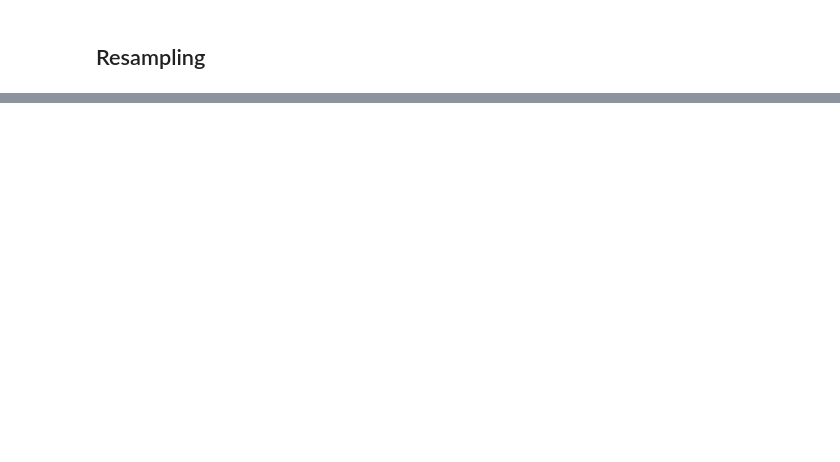
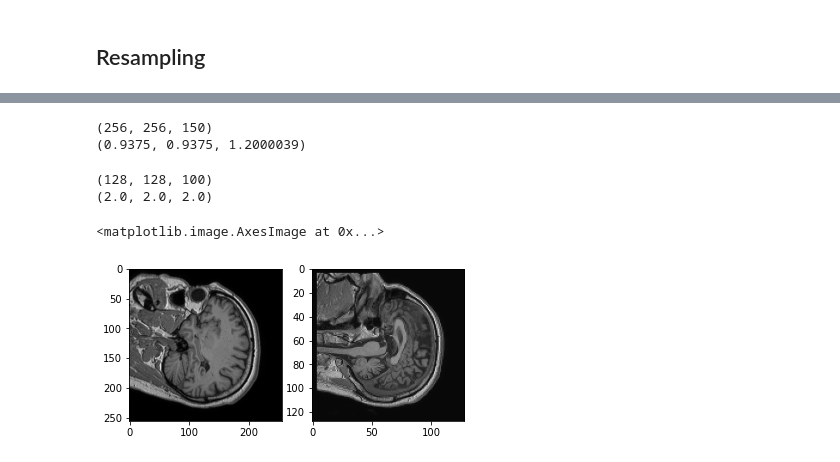
Before and after one commit to Zahed-Golabi/Medical-Imaging, a Jupyter notebook: 02- Preprocessing/Preprocessing.ipynb, the cells around one changed output, grey strips where cells are left out. Drawn from its saved outputs; the diff is of its cells as text; code cells hidden in the pictures; blank space fills up the shorter version.

```diff
--- a/02- Preprocessing/Preprocessing.ipynb
+++ b/02- Preprocessing/Preprocessing.ipynb
@@ -126,0 +97,6 @@ axis[1].imshow(mri_resized_data[:,:,70], cmap="gray")
+# %%
+print(mri_file.shape)
+print(mri_file.header.get_zooms())
+# %% [output]
+(256, 256, 150)
+(0.9375, 0.9375, 1.2000039)
@@ -126,0 +105,18 @@ axis[1].imshow(mri_resized_data[:,:,70], cmap="gray")
+# %%
+voxel_size = (2,2,2)
+brain_mri_resized = nibabel.processing.conform(mri_file, (128,128,100), voxel_size, orientation="PSR")
+# %%
+brain_mri_resized_data = brain_mri_resized.get_fdata()
+# %%
+print(brain_mri_resized.shape)
+print(brain_mri_resized.header.get_zooms())
+# %% [output]
+(128, 128, 100)
+(2.0, 2.0, 2.0)
+# %%
+fig, axis = plt.subplots(1,2)
+axis[0].imshow(brain_mri_data[:,:,50], cmap="gray")
+axis[1].imshow(brain_mri_resized_data[:,:,50], cmap="gray")
+# %% [output]
+<matplotlib.image.AxesImage at 0x...>
+[figure, added]
```
Also changed, not shown: parts of 15 cells of this notebook.
